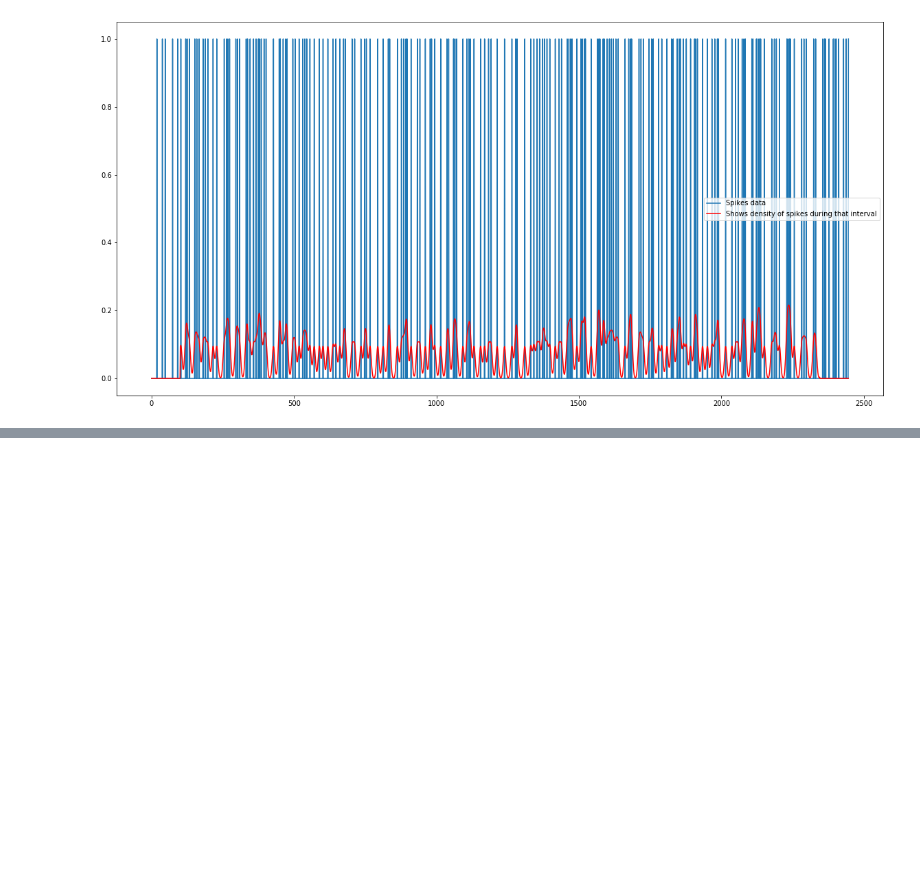
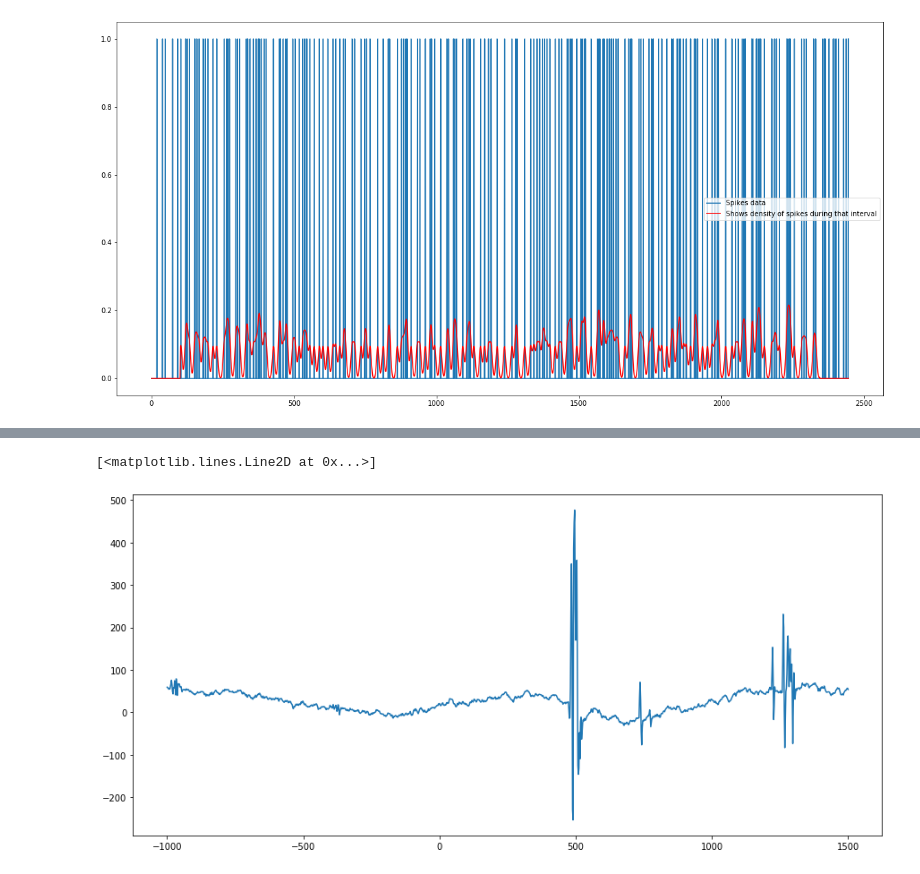
Before and after one commit to ViacheslavBobrov/SignalProcessing, a Jupyter notebook: courses/signal_processing/1.denoising/time_series_denoising.ipynb, the cells around one changed output, grey strips where cells are left out. Saved outputs shown, nothing was run; the diff lists cells and outputs as text; code cells hidden in the pictures; blank space fills up the shorter version.

Commit message:
Time series course: denoising part 2

```diff
--- a/courses/signal_processing/1.denoising/time_series_denoising.ipynb
+++ b/courses/signal_processing/1.denoising/time_series_denoising.ipynb
@@ -136,0 +141,13 @@ plt.legend()
+# %%
+# TEAGER-KEISER ENERGY OPERATOR
+from scipy.io import loadmat
+emg_mat = loadmat('emg4TKEO.mat')
+emg_signal = emg_mat['emg'][0]
+emg_time = emg_mat['emgtime'][0]
+emg_sample_frequency = emg_mat['fs'][0]
+
+plt.figure(figsize=(15, 7))
+plt.plot(emg_time, emg_signal)
+# %% [output]
+[<matplotlib.lines.Line2D at 0x...>]
+[figure, added]
```
Also changed, not shown: parts of 11 cells of this notebook, 3 other files.
